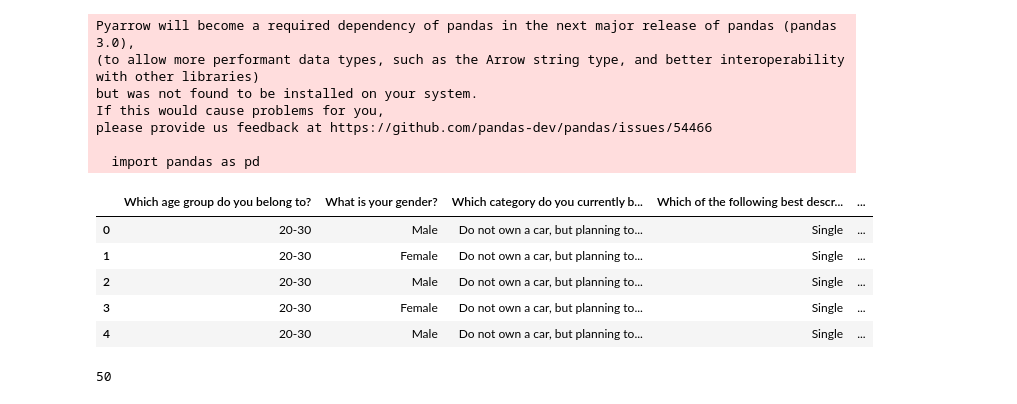
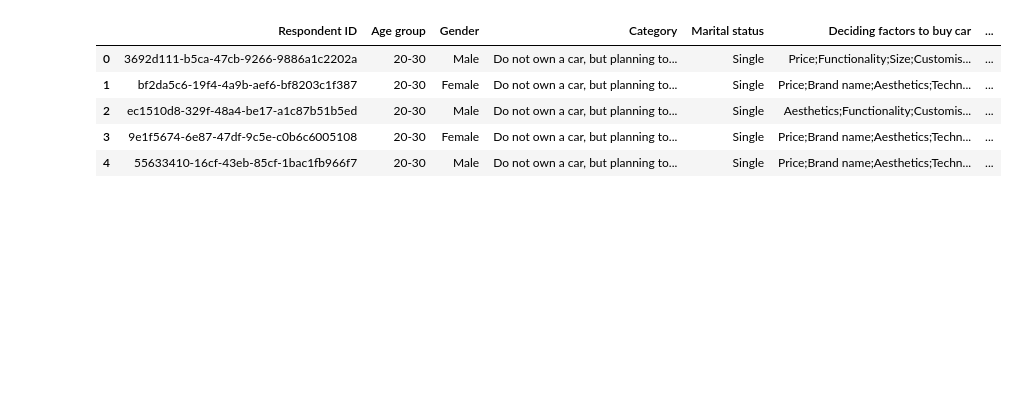
Before and after one commit to Rzi98/MA4829-AY23-24-S2, a Jupyter notebook: src/data_analysis.ipynb, the cells around one changed output. Drawn from its saved outputs; the diff is of its cells as text; code cells hidden in the pictures; blank space fills up the shorter version.

```diff
--- a/src/data_analysis.ipynb
+++ b/src/data_analysis.ipynb
@@ -1,24 +1,13 @@
 # %%
 import pandas as pd
 
-df = pd.read_excel(io='../data/SURVEY RESULTS_2024.xlsx', sheet_name='Customer preference in car')
+df = pd.read_csv('../data/cleaned_data.csv')
 
 df.head()
 # %% [output]
-Pyarrow will become a required dependency of pandas in the next major release of pandas (pandas 3.0),
-(to allow more performant data types, such as the Arrow string type, and better interoperability with other libraries)
-but was not found to be installed on your system.
-If this would cause problems for you,
-please provide us feedback at https://github.com/pandas-dev/pandas/issues/54466
-
-  import pandas as pd
-|  | Which age group do you belong to? | What is your gender? | Which category do you currently b... | Which of the following best descr... | ... |
-| 0 | 20-30 | Male | Do not own a car, but planning to... | Single | ... |
-| 1 | 20-30 | Female | Do not own a car, but planning to... | Single | ... |
-| 2 | 20-30 | Male | Do not own a car, but planning to... | Single | ... |
-| 3 | 20-30 | Female | Do not own a car, but planning to... | Single | ... |
-| 4 | 20-30 | Male | Do not own a car, but planning to... | Single | ... |
+|  | Respondent ID | Age group | Gender | Category | Marital status | Deciding factors to buy car | ... |
+| 0 | 3692d111-b5ca-47cb-9266-9886a1c2202a | 20-30 | Male | Do not own a car, but planning to... | Single | Price;Functionality;Size;Customis... | ... |
+| 1 | bf2da5c6-19f4-4a9b-aef6-bf8203c1f387 | 20-30 | Female | Do not own a car, but planning to... | Single | Price;Brand name;Aesthetics;Techn... | ... |
+| 2 | ec1510d8-329f-48a4-be17-a1c87b51b5ed | 20-30 | Male | Do not own a car, but planning to... | Single | Aesthetics;Functionality;Customis... | ... |
+| 3 | 9e1f5674-6e87-47df-9c5e-c0b6c6005108 | 20-30 | Female | Do not own a car, but planning to... | Single | Price;Brand name;Aesthetics;Techn... | ... |
+| 4 | 55633410-16cf-43eb-85cf-1bac1fb966f7 | 20-30 | Male | Do not own a car, but planning to... | Single | Price;Brand name;Aesthetics;Techn... | ... |
-# %%
-len(df)
-# %% [output]
-50
```
Also changed, not shown: parts of 2 cells of this notebook, 8 other files.
